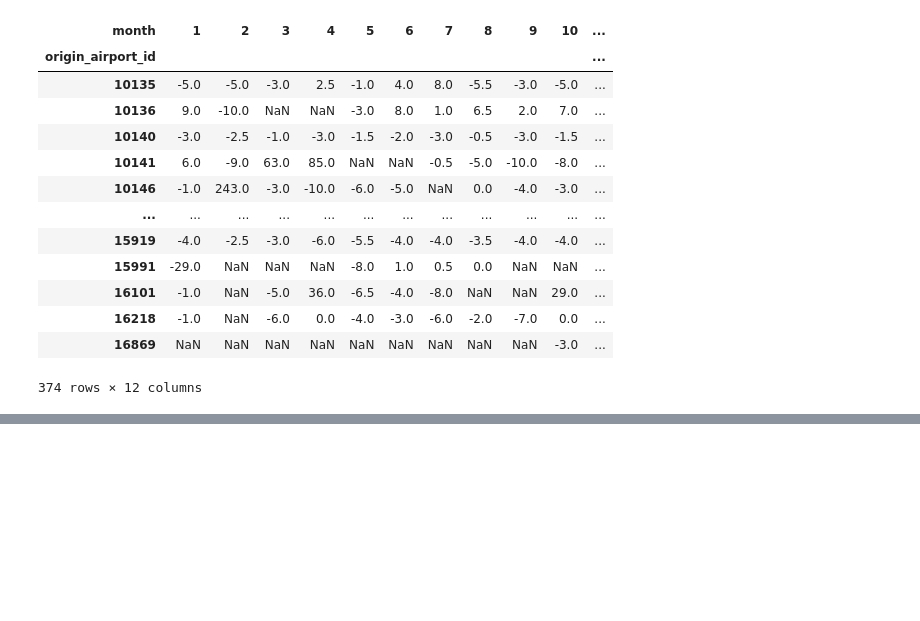
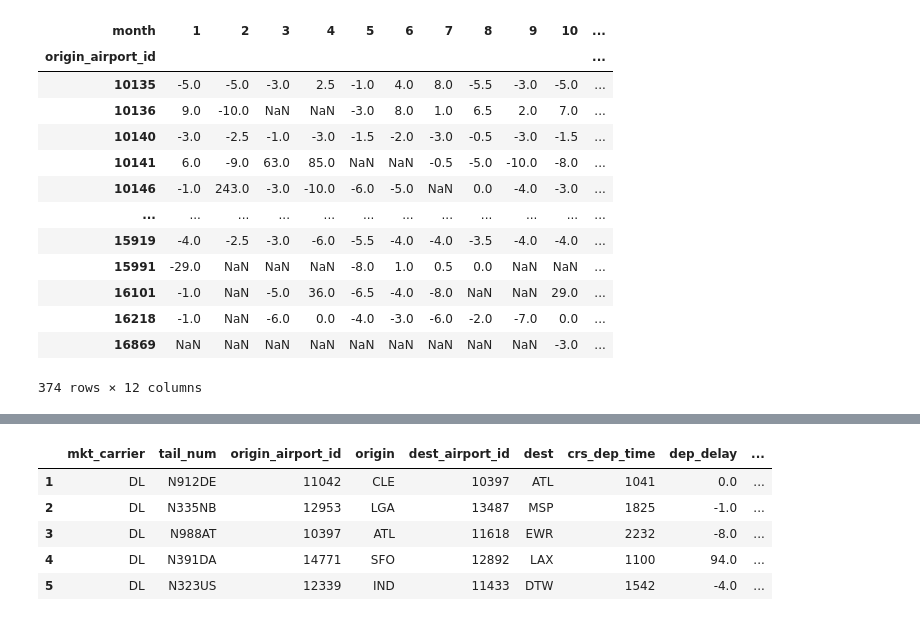
Before and after one commit to The-Powder-of-Data/Flight_Predictions, a Jupyter notebook: scrap_files/Joe/exploratory_analysis.ipynb, the cells around one changed output, grey strips where cells are left out. Drawn from its saved outputs; the diff is of its cells as text; code cells hidden in the pictures; blank space fills up the shorter version.

```diff
--- a/scrap_files/Joe/exploratory_analysis.ipynb
+++ b/scrap_files/Joe/exploratory_analysis.ipynb
@@ -643,0 +730,15 @@ df2.drop(['mkt_unique_carrier'], axis=1)
+# %%
+df_simple_export = df_simple.drop(
+    ['mkt_unique_carrier', 'fl_date', 'branded_code_share', 'mkt_carrier_fl_num', 'op_unique_carrier', 'op_carrier_fl_num',
+    'origin_city_name', 'dest_city_name', 'dep_time', 'taxi_out', 'wheels_off', 'wheels_on', 'taxi_in', 'arr_time', 'cancelled',
+    'cancellation_code', 'diverted', 'state', 'carrier_delay', 'weather_delay', 'nas_delay', 'security_delay',
+    'late_aircraft_delay', 'first_dep_time', 'total_add_gtime', 'longest_add_gtime', 'no_name', 'flights', 'dup',
+    'actual_elapsed_time', ], axis=1)
+df_simple_export.head()
+# %% [output]
+|  | mkt_carrier | tail_num | origin_airport_id | origin | dest_airport_id | dest | crs_dep_time | dep_delay | ... |
+| 1 | DL | N912DE | 11042 | CLE | 10397 | ATL | 1041 | 0.0 | ... |
+| 2 | DL | N335NB | 12953 | LGA | 13487 | MSP | 1825 | -1.0 | ... |
+| 3 | DL | N988AT | 10397 | ATL | 11618 | EWR | 2232 | -8.0 | ... |
+| 4 | DL | N391DA | 14771 | SFO | 12892 | LAX | 1100 | 94.0 | ... |
+| 5 | DL | N323US | 12339 | IND | 11433 | DTW | 1542 | -4.0 | ... |
```
Also changed, not shown: parts of 17 cells of this notebook, 2 other files.
